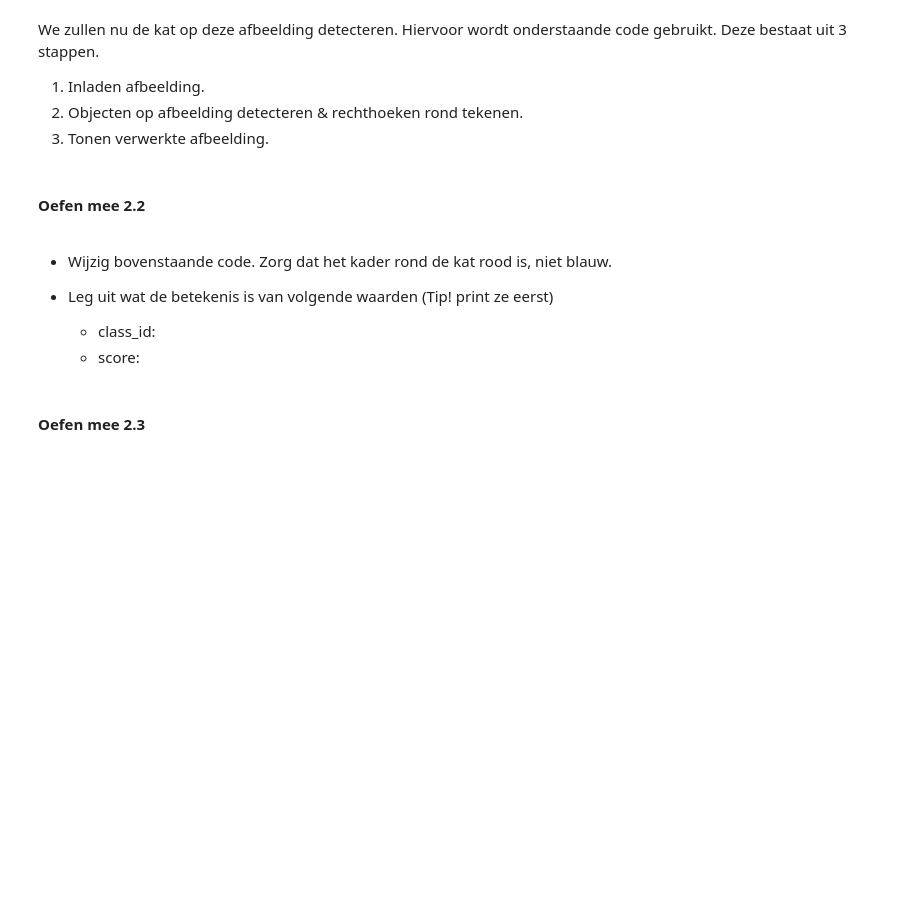
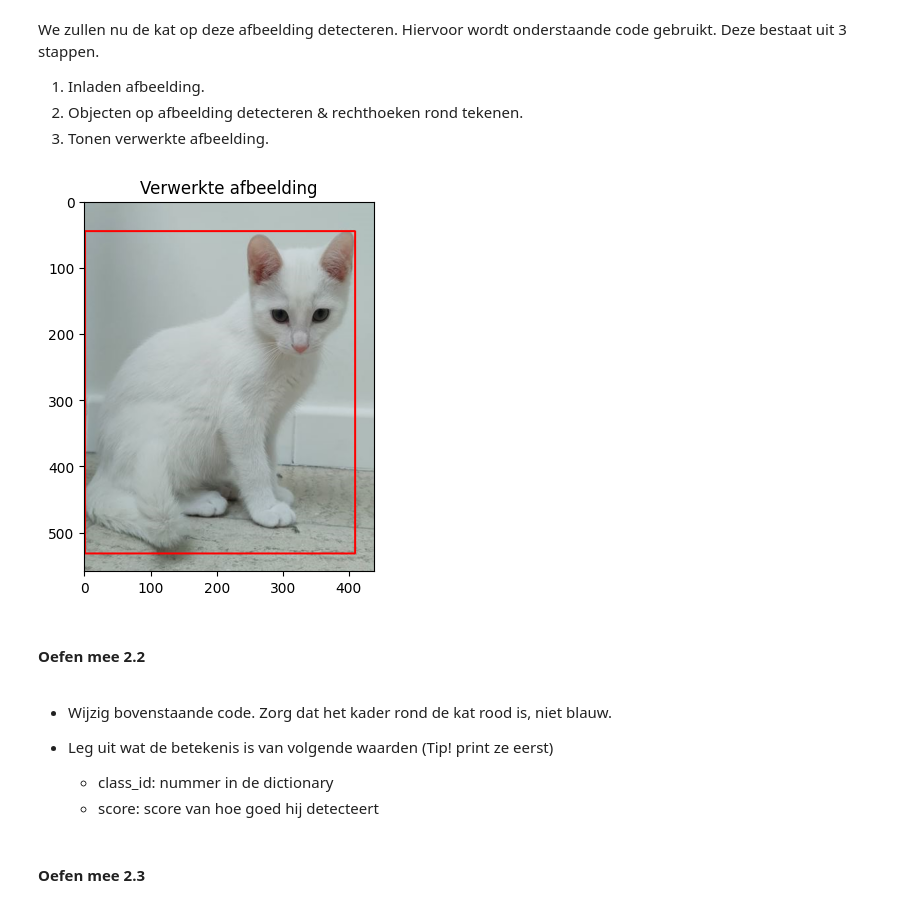
Before and after one commit to elmooooooooooo/6IICT_PROG4_2023_2024, a Jupyter notebook: hfst_8/objectdetectie/2_YOLOdetectie.ipynb, the cells around one changed output. Cells and saved outputs as stored; diff of their text form; code cells hidden in the pictures; blank space fills up the shorter version.

```diff
--- a/hfst_8/objectdetectie/2_YOLOdetectie.ipynb
+++ b/hfst_8/objectdetectie/2_YOLOdetectie.ipynb
@@ -173,25 +179,27 @@ We zullen nu de kat op deze afbeelding detecteren. Hiervoor wordt onderstaande c
 # %%
 # STAP 1: inladen afbeelding.
 afbeelding = cv2.imread('../_afbeeldingen/kat.jpg')
 afbeelding = cv2.cvtColor(afbeelding, cv2.COLOR_BGR2RGB)
 
 # STAP 2: detecteer objecten & teken rechthoeken.
 objecten = yolo(afbeelding, verbose=False)[0]
 for object in objecten.boxes.data.tolist():
     x1, y1, x2, y2, score, class_id = object
     x1, y1, x2, y2, class_id = int(x1), int(y1), int(x2), int(y2), int(class_id)
-    cv2.rectangle(afbeelding, (x1, y1), (x2,y2), (0,0,255), 2)
+    cv2.rectangle(afbeelding, (x1, y1), (x2,y2), (255,0,0), 2)
 
 # STAP 3: tonen verwerkte afbeelding.
 plt_imshow("Verwerkte afbeelding", afbeelding)
+# %% [output]
+[figure, added]
 # %% [markdown]
 #### Oefen mee 2.2
 # %% [markdown]
 - Wijzig bovenstaande code. Zorg dat het kader rond de kat rood is, niet blauw.
 
 - Leg uit wat de betekenis is van volgende waarden (Tip! print ze eerst) <div style="background-color:#008000">
-    - class_id:
-    - score:
+    - class_id: nummer in de dictionary
+    - score: score van hoe goed hij detecteert
 </div>
 # %% [markdown]
 #### Oefen mee 2.3
```
Also changed, not shown: parts of 18 cells of this notebook.
